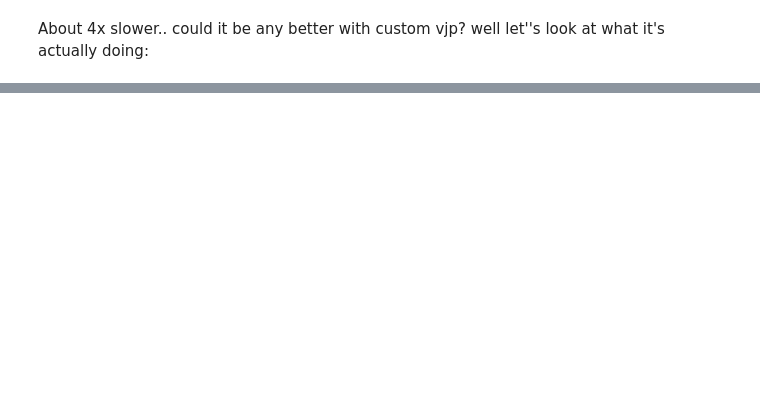
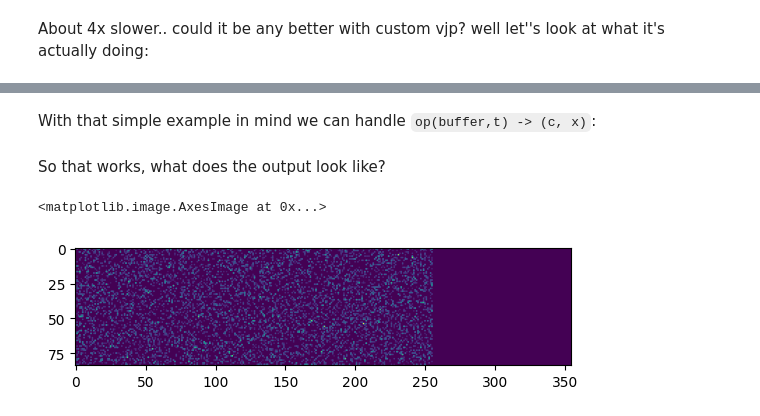
Before and after one commit to ins-amu/vbjax, a Jupyter notebook: 22 Connectome delays time stepping.ipynb, the cells around one changed output, grey strips where cells are left out. Drawn from its saved outputs; the diff is of its cells as text; code cells hidden in the pictures; blank space fills up the shorter version.

Commit message:
add start to working custom vjp time delays

```diff
--- a/22 Connectome delays time stepping.ipynb
+++ b/22 Connectome delays time stepping.ipynb
@@ -97,0 +126,43 @@ This is interesting because it tells us that we have gather, scatter, scatter, g
+# %% [markdown]
+With that simple example in mind we can handle `op(buffer,t) -> (c, x)`:
+# %%
+import numpy as onp
+
+@jax.custom_vjp
+def op(buffer, t):
+    x_t = np.sum(weights*buffer[ns, nh + t - lengths], axis=1)
+    if isinstance(buffer, onp.ndarray):
+        buffer = np.array(buffer)
+    buffer = buffer.at[:, nh + t].set(x_t)
+    return buffer, x_t
+
+def op_fwd(buffer, t):
+    return op(buffer, t), (t,)
+
+def op_bwd(res, g):
+    t, = res
+    g_buffer, g_x = g  # shaped (nn, nh+nt) & (nn, )
+    g_x_b = np.tile(g_x[:,None],(1,nn)) # rev of sum(b,axis=1)
+    g_buf = np.zeros_like(buffer).at[ns, nh + t - lengths].add(weights * g_x_b)
+    return g_buf, None
+
+op.defvjp(op_fwd, op_bwd)
+
+# try x first
+def bar(b):
+    b, x = op(b, 0)
+    return np.sum(x)
+
+jax.grad(bar)(b1)
+
+jax.test_util.check_grads(bar, (b1, ), order=1, modes=('rev',))
+# %% [markdown]
+So that works, what does the output look like?
+# %%
+%matplotlib inline
+import matplotlib.pyplot as pl
+
+pl.imshow(jax.grad(bar)(b1))
+# %% [output]
+<matplotlib.image.AxesImage at 0x...>
+[figure, added]
```
Also changed, not shown: parts of 10 cells of this notebook.
